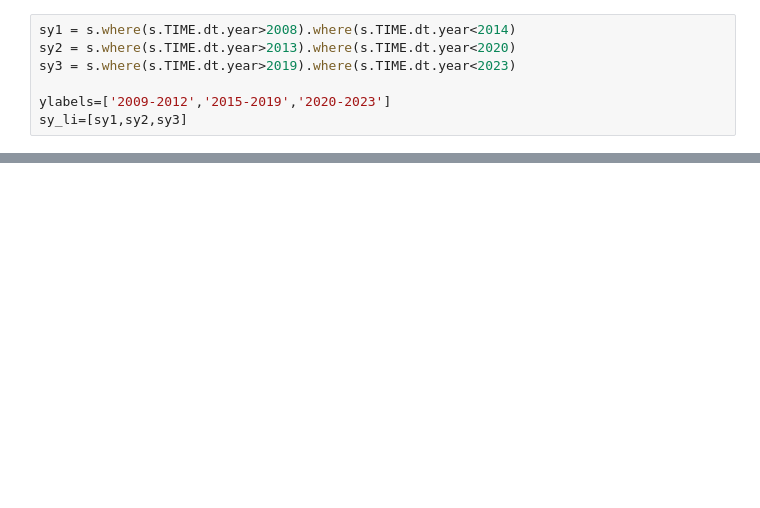
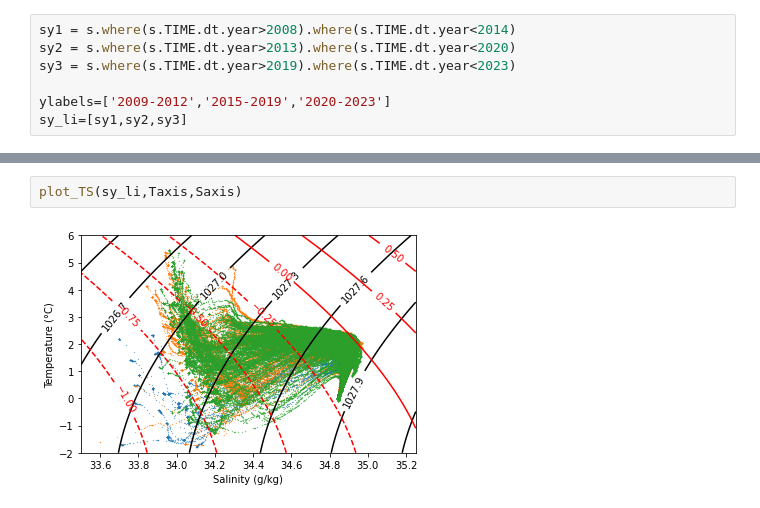
Before and after one commit to ocean-transport/argo-intern, a Jupyter notebook: function_test.ipynb, the cells around one changed output, grey strips where cells are left out. Drawn from its saved outputs; the diff is of its cells as text; blank space fills up the shorter version.

```diff
--- a/function_test.ipynb
+++ b/function_test.ipynb
@@ -517,0 +622,4 @@ def plot_TS():
+# %%
+plot_TS(sy_li,Taxis,Saxis)
+# %% [output]
+[figure, added]
```
Also changed, not shown: parts of 18 cells of this notebook.
